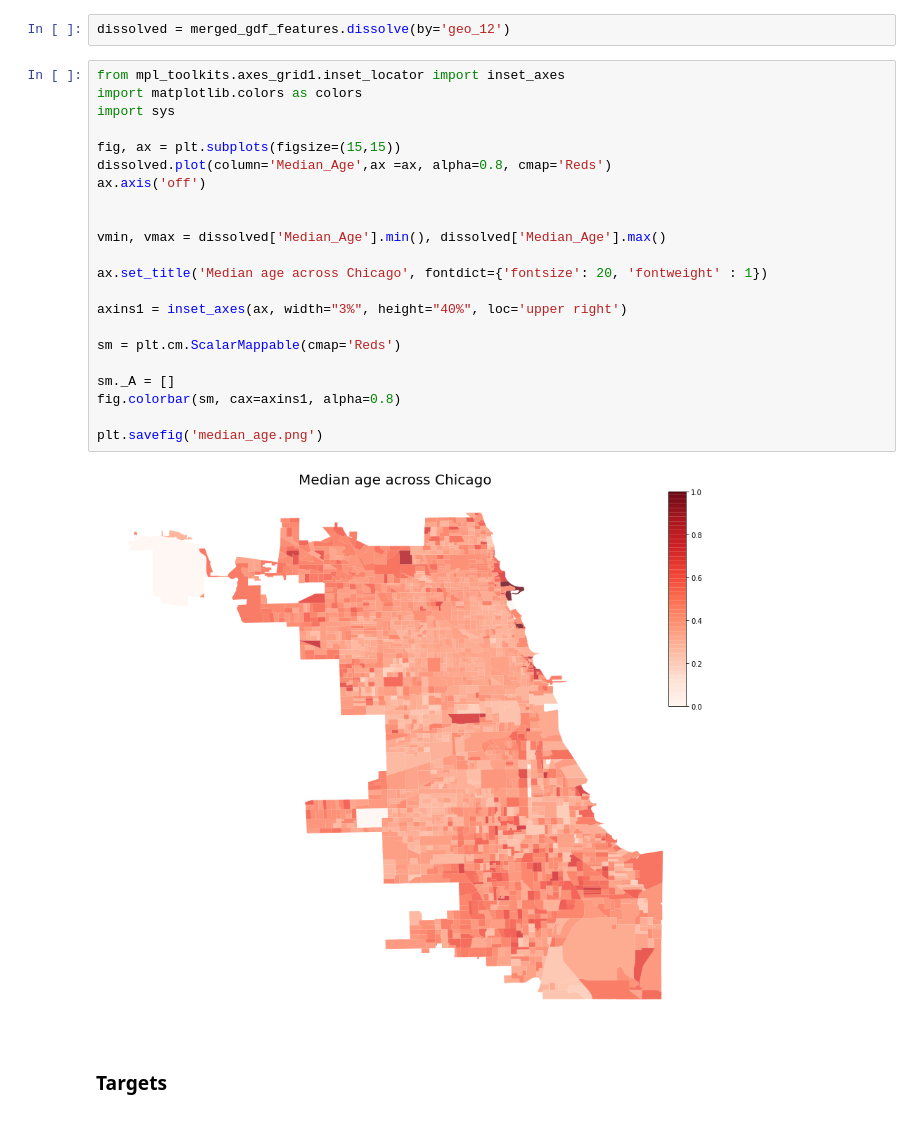
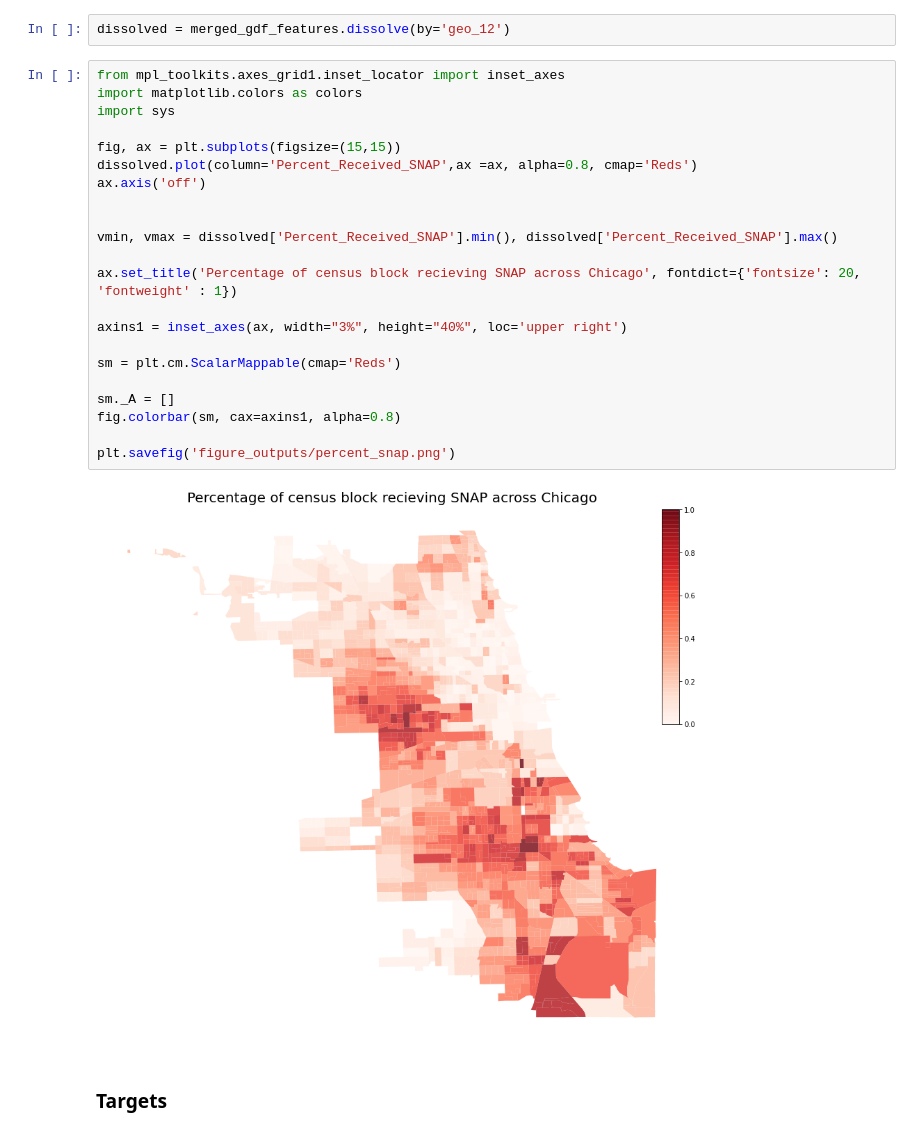
Before and after one commit to IssueToImpact/covid-chicago-mobility, a Jupyter notebook: data-analysis.ipynb, the cells around one changed output. Cells and saved outputs as stored; diff of their text form.

```diff
--- a/data-analysis.py.ipynb
+++ b/data-analysis.ipynb
@@ -49,27 +49,27 @@ dissolved = merged_gdf_features.dissolve(by='geo_12')
 # %%
 from mpl_toolkits.axes_grid1.inset_locator import inset_axes
 import matplotlib.colors as colors
 import sys
 
 fig, ax = plt.subplots(figsize=(15,15))
-dissolved.plot(column='Median_Age',ax =ax, alpha=0.8, cmap='Reds')
+dissolved.plot(column='Percent_Received_SNAP',ax =ax, alpha=0.8, cmap='Reds')
 ax.axis('off')
 
 
-vmin, vmax = dissolved['Median_Age'].min(), dissolved['Median_Age'].max()
+vmin, vmax = dissolved['Percent_Received_SNAP'].min(), dissolved['Percent_Received_SNAP'].max()
 
-ax.set_title('Median age across Chicago', fontdict={'fontsize': 20, 'fontweight' : 1})
+ax.set_title('Percentage of census block recieving SNAP across Chicago', fontdict={'fontsize': 20, 'fontweight' : 1})
 
 axins1 = inset_axes(ax, width="3%", height="40%", loc='upper right')
 
 sm = plt.cm.ScalarMappable(cmap='Reds')
 
 sm._A = []
 fig.colorbar(sm, cax=axins1, alpha=0.8)
 
-plt.savefig('median_age.png')
+plt.savefig('figure_outputs/percent_snap.png')
 # %% [output]
-[figure, old version]
+[figure, new version]
 # %% [markdown]
 ### Targets
 # %%
```
Also changed, not shown: parts of 4 cells of this notebook, 7 other files.
